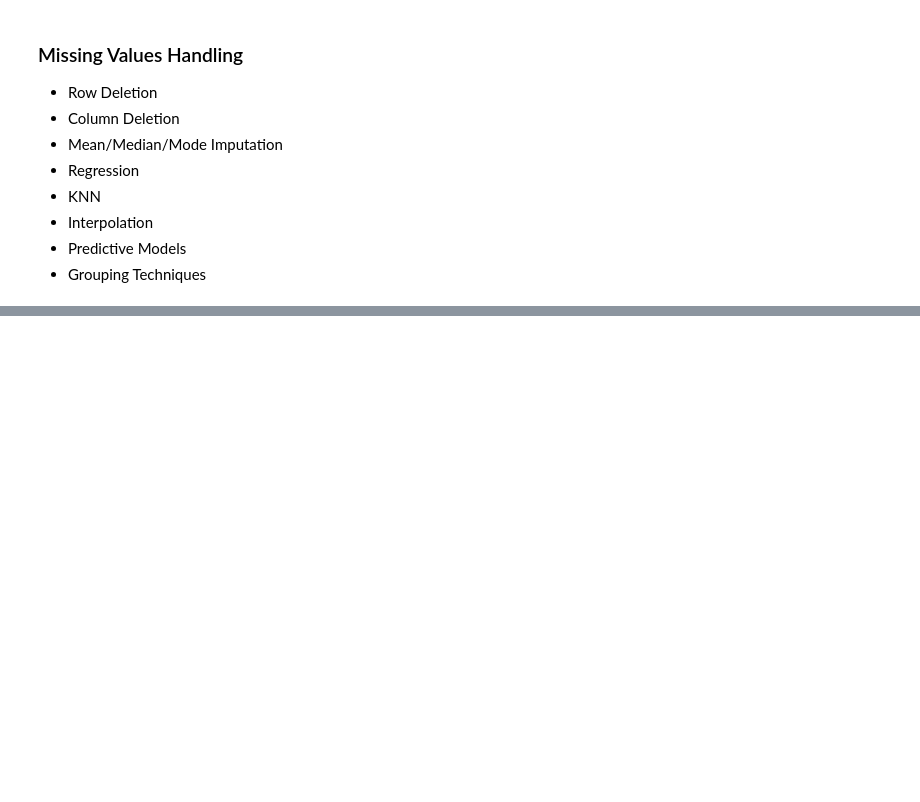
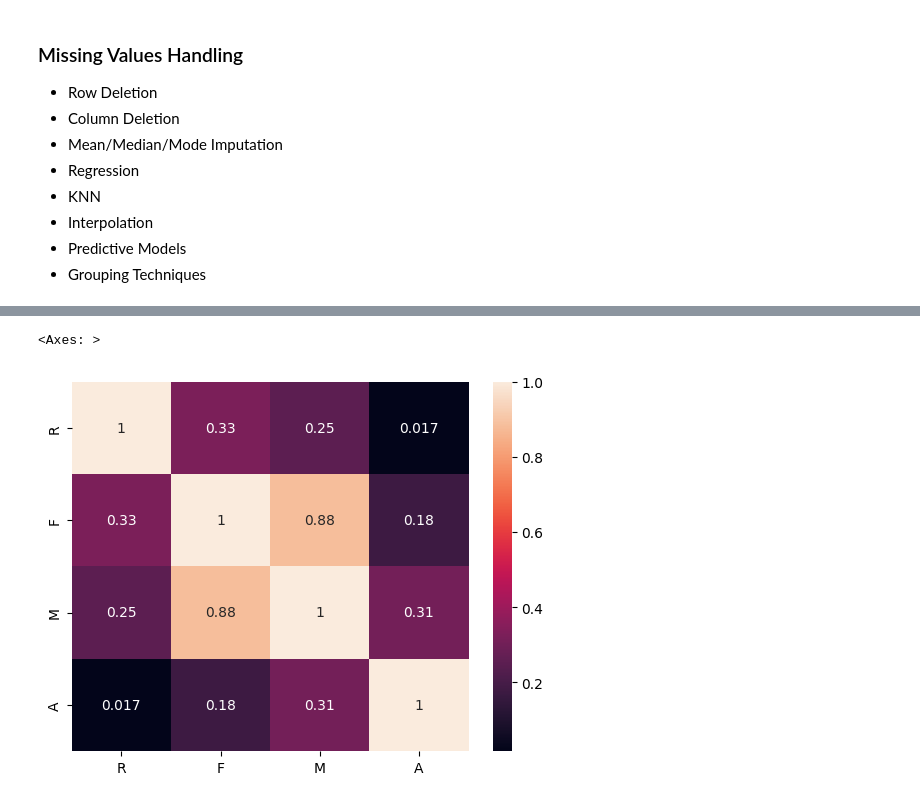
Before and after one commit to Amir-adibi/Hackathon_AI, a Jupyter notebook: Exercise.ipynb, the cells around one changed output, grey strips where cells are left out. Saved outputs shown, nothing was run; the diff lists cells and outputs as text; code cells hidden in the pictures; blank space fills up the shorter version.

```diff
--- a/Exercise.ipynb
+++ b/Exercise.ipynb
@@ -480,0 +788,5 @@ $$ Correlation = {Cov(x, y) \over \sigma{x} * \sigma{y}}$$
+# %%
+sns.heatmap(abs(dfRFM.corr()), annot=True)
+# %% [output]
+<Axes: >
+[figure, added]
```
Also changed, not shown: parts of 48 cells of this notebook, 1 other file.
